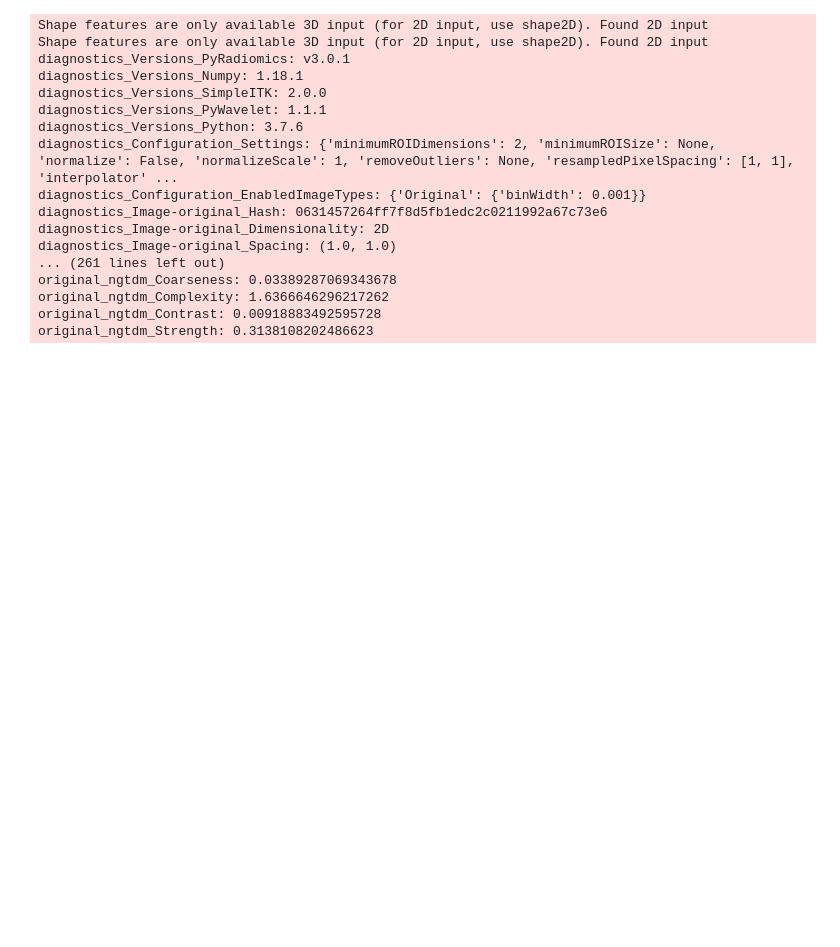
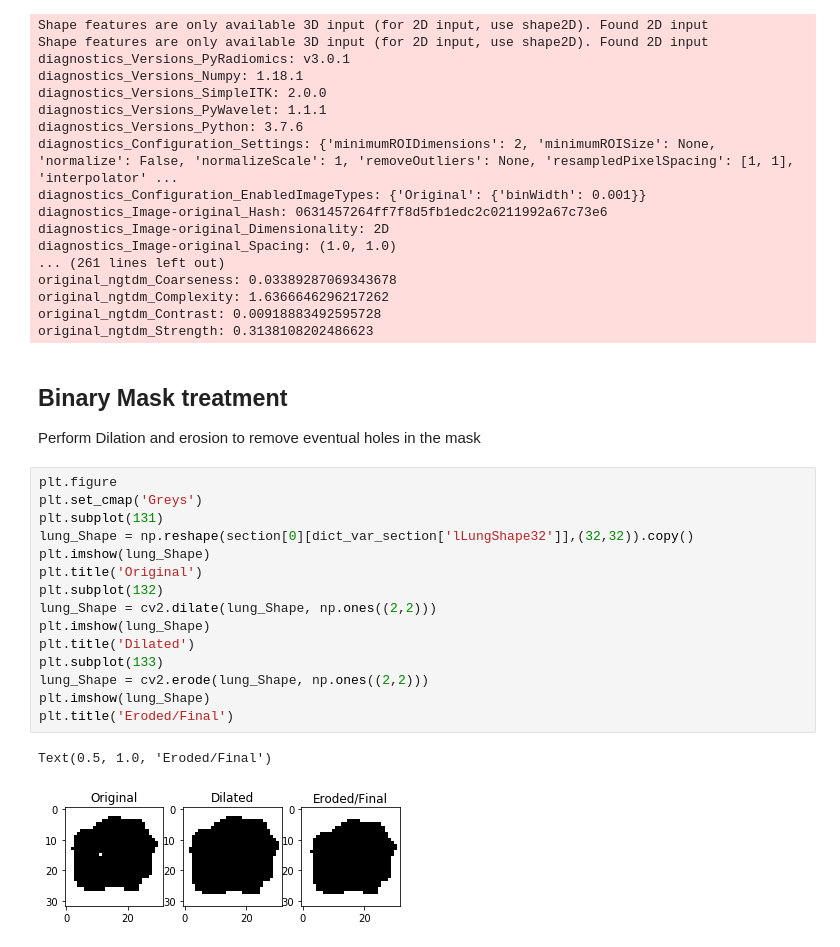
Before and after one commit to vprudente/EIT_CoViD_Internship, a Jupyter notebook: Pipeline_tests/test_pipeline_behavior.ipynb, the cells around one changed output. Cells and saved outputs as stored; diff of their text form; blank space fills up the shorter version.

Commit message:
Add threshold, dilation and erosion
Added a clip threshold to the frame values with the Q1 and Q99 quantiles.
Added dilation annd erosion to the binary masks to avoid unwanted holes in the mask.

```diff
--- a/Pipeline_tests/test_pipeline_behavior.ipynb
+++ b/Pipeline_tests/test_pipeline_behavior.ipynb
@@ -331,3 +333,24 @@ original_ngtdm_Coarseness: 0.03389287069343678
 original_ngtdm_Complexity: 1.6366646296217262
 original_ngtdm_Contrast: 0.00918883492595728
 original_ngtdm_Strength: 0.3138108202486623
+# %% [markdown]
+## Binary Mask treatment
+Perform Dilation and erosion to remove eventual holes in the mask
+# %%
+plt.figure
+plt.set_cmap('Greys')
+plt.subplot(131)
+lung_Shape = np.reshape(section[0][dict_var_section['lLungShape32']],(32,32)).copy()
+plt.imshow(lung_Shape)
+plt.title('Original')
+plt.subplot(132)
+lung_Shape = cv2.dilate(lung_Shape, np.ones((2,2)))
+plt.imshow(lung_Shape)
+plt.title('Dilated')
+plt.subplot(133)
+lung_Shape = cv2.erode(lung_Shape, np.ones((2,2)))
+plt.imshow(lung_Shape)
+plt.title('Eroded/Final')
+# %% [output]
+Text(0.5, 1.0, 'Eroded/Final')
+[figure, added]
```
Also changed, not shown: parts of 1 cell of this notebook, 1 other file.
